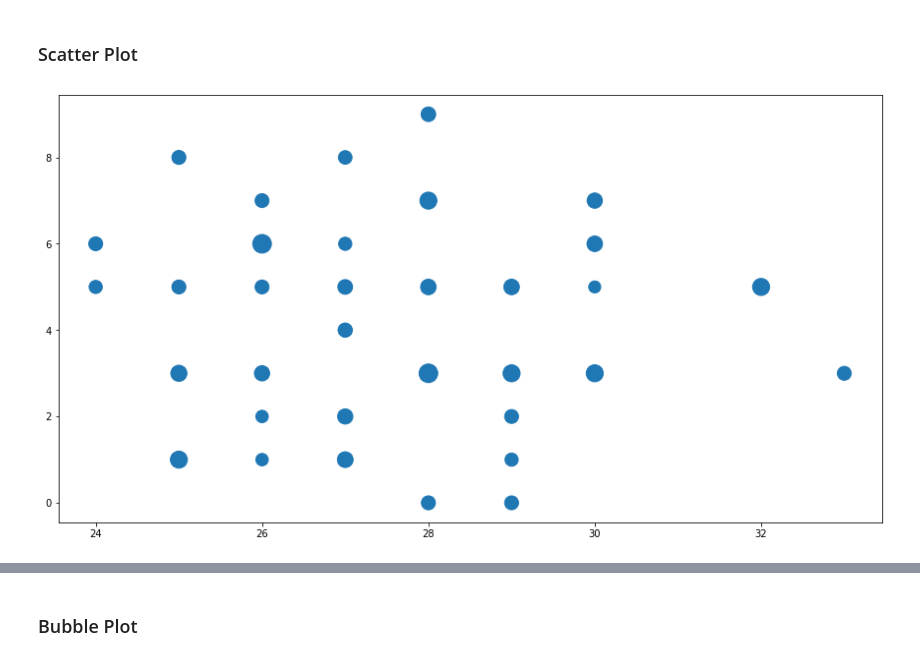
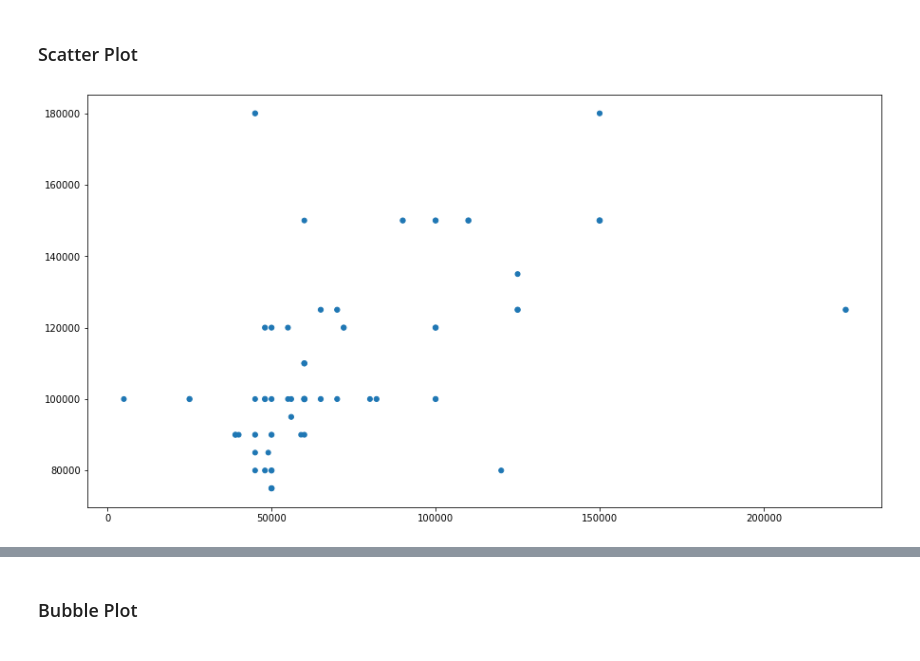
Before and after one commit to rsouza/Python_Course, a Jupyter notebook: Notebooks/16_Pandas_Descriptive_statistic.ipynb, the cells around one changed output, grey strips where cells are left out. Cells and saved outputs as stored; diff of their text form; code cells hidden in the pictures.

```diff
--- a/Notebooks/16_Pandas_Descriptive_statistic.ipynb
+++ b/Notebooks/16_Pandas_Descriptive_statistic.ipynb
@@ -11,7 +11,7 @@ import seaborn as sns
 # %% [markdown]
 #### Reading Dataframe from Excel
 # %%
-dfvote = pd.read_excel(os.path.join('../Data','votesurvey.xls'))
+dfvote = pd.read_excel(os.path.join('../Data','CSV','votesurvey.xls'))
 # %% [markdown]
 #### First steps examining data
 # %%
@@ -164,8 +165,8 @@ var.unstack().plot(kind='bar',stacked=True,  color=['red','blue'], grid=False, f
 # %%
 fig = plt.figure(figsize=(15,8))
 ax = fig.add_subplot(1,1,1)
-ax.scatter(dfvote['Age'],dfvote['Random'],s=dfvote['Expected salary']/500) #You can also add more variables here to represent color and size.
+ax.scatter(x=dfvote['Salary before Stern'], y=dfvote['Expected salary'], s=dfvote['Age']) #You can also add more variables here to represent color and size.
 plt.show()
 # %% [output]
-[figure, old version]
+[figure, new version]
 # %%
```
Also changed, not shown: parts of 8 cells of this notebook, 1 other file.
